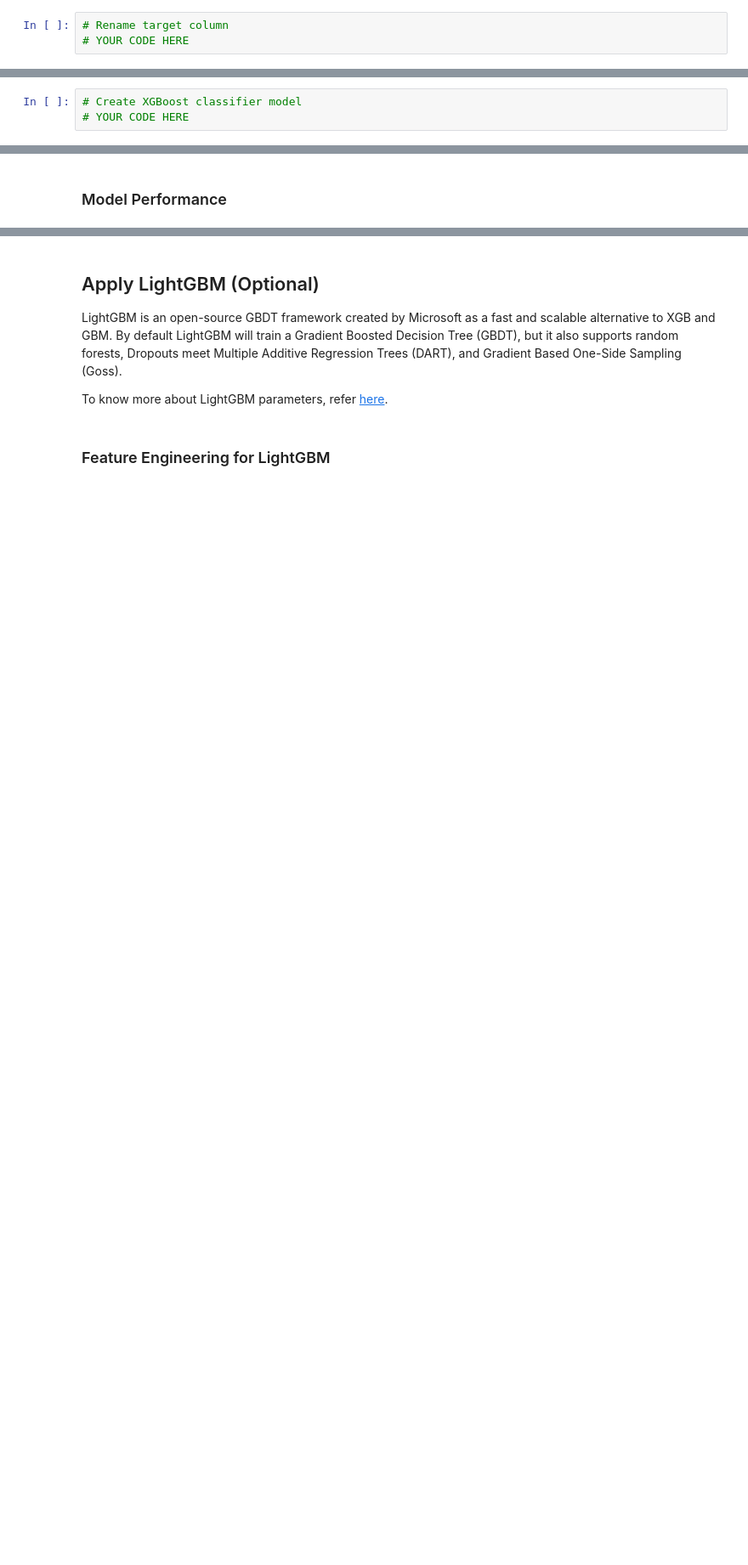
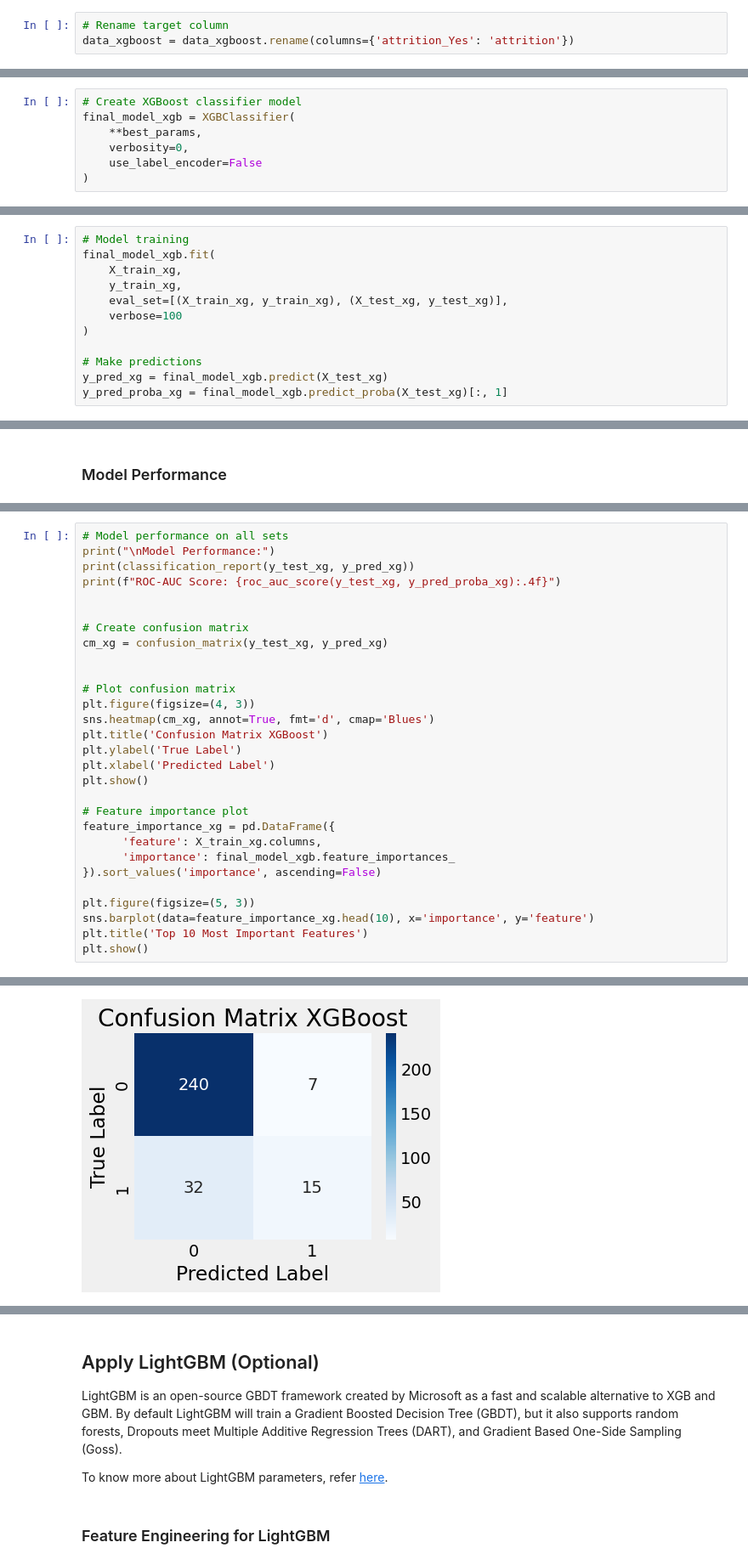
Before and after one commit to AIMLOps-Cohort4-G4/MiniProjects, a Jupyter notebook: M1_NB_MiniProject_1_Employee_Attrition_Prediction_Group_4_Part_A.ipynb, the cells around one changed output, grey strips where cells are left out. Shown at 85% size. Saved outputs shown, nothing was run; the diff lists cells and outputs as text; blank space fills up the shorter version.

```diff
--- a/M1_NB_MiniProject_1_Employee_Attrition_Prediction_Group_4_Part_A.ipynb
+++ b/M1_NB_MiniProject_1_Employee_Attrition_Prediction_Group_4_Part_A.ipynb
@@ -476,4 +718,4 @@ When creating the dummy variables, the name of attrition column was changed, ren
 **Hint:** Use .rename
 # %%
 # Rename target column
-# YOUR CODE HERE
+data_xgboost = data_xgboost.rename(columns={'attrition_Yes': 'attrition'})
@@ -495,3 +842,7 @@ When creating the dummy variables, the name of attrition column was changed, ren
 # %%
 # Create XGBoost classifier model
-# YOUR CODE HERE
+final_model_xgb = XGBClassifier(
+    **best_params,
+    verbosity=0,
+    use_label_encoder=False
+)
@@ -500,0 +849,12 @@ When creating the dummy variables, the name of attrition column was changed, ren
+# %%
+# Model training
+final_model_xgb.fit(
+    X_train_xg,
+    y_train_xg,
+    eval_set=[(X_train_xg, y_train_xg), (X_test_xg, y_test_xg)],
+    verbose=100
+)
+
+# Make predictions
+y_pred_xg = final_model_xgb.predict(X_test_xg)
+y_pred_proba_xg = final_model_xgb.predict_proba(X_test_xg)[:, 1]
@@ -505,0 +883,30 @@ When creating the dummy variables, the name of attrition column was changed, ren
+# %%
+# Model performance on all sets
+print("\nModel Performance:")
+print(classification_report(y_test_xg, y_pred_xg))
+print(f"ROC-AUC Score: {roc_auc_score(y_test_xg, y_pred_proba_xg):.4f}")
+
+
+# Create confusion matrix
+cm_xg = confusion_matrix(y_test_xg, y_pred_xg)
+
+
+# Plot confusion matrix
+plt.figure(figsize=(4, 3))
+sns.heatmap(cm_xg, annot=True, fmt='d', cmap='Blues')
+plt.title('Confusion Matrix XGBoost')
+plt.ylabel('True Label')
+plt.xlabel('Predicted Label')
+plt.show()
+
+# Feature importance plot
+feature_importance_xg = pd.DataFrame({
+      'feature': X_train_xg.columns,
+      'importance': final_model_xgb.feature_importances_
+}).sort_values('importance', ascending=False)
+
+plt.figure(figsize=(5, 3))
+sns.barplot(data=feature_importance_xg.head(10), x='importance', y='feature')
+plt.title('Top 10 Most Important Features')
+plt.show()
+# %% [output]
@@ -505,0 +924 @@ When creating the dummy variables, the name of attrition column was changed, ren
+[figure, added]
```
Also changed, not shown: parts of 35 cells of this notebook.
